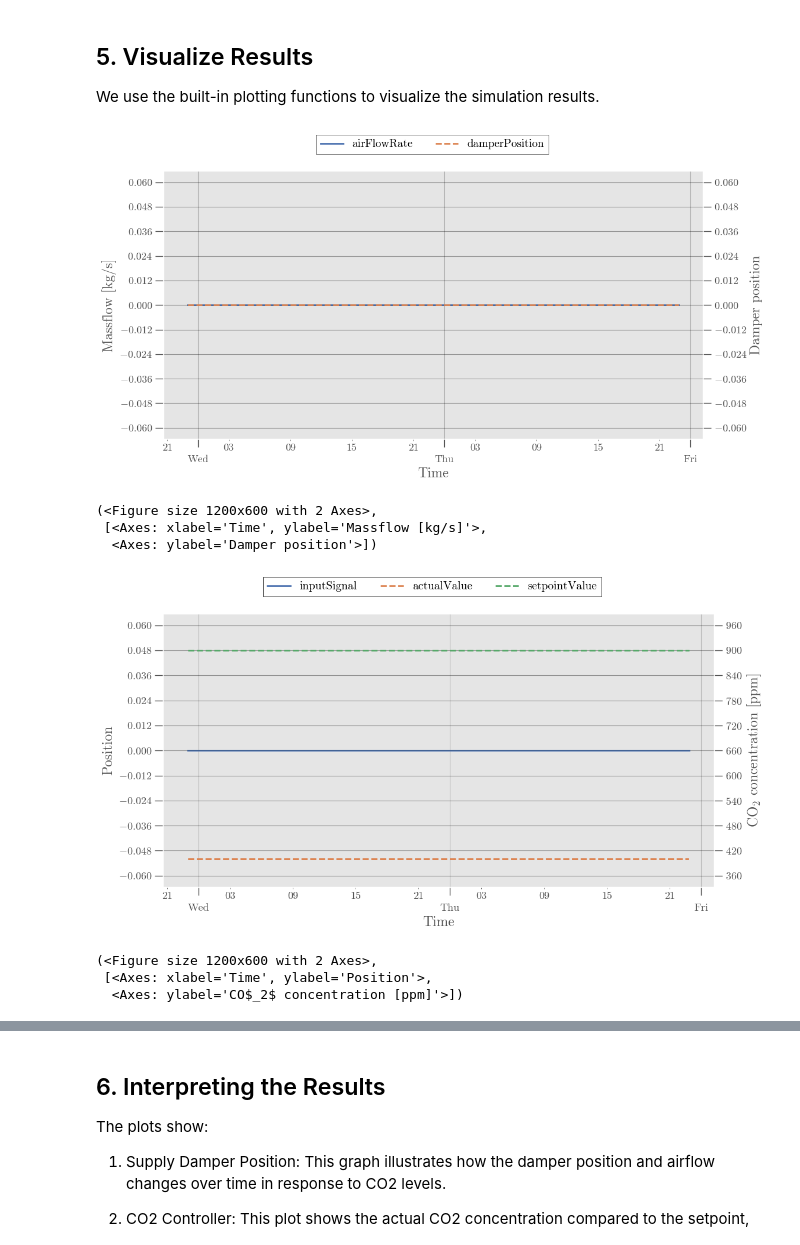
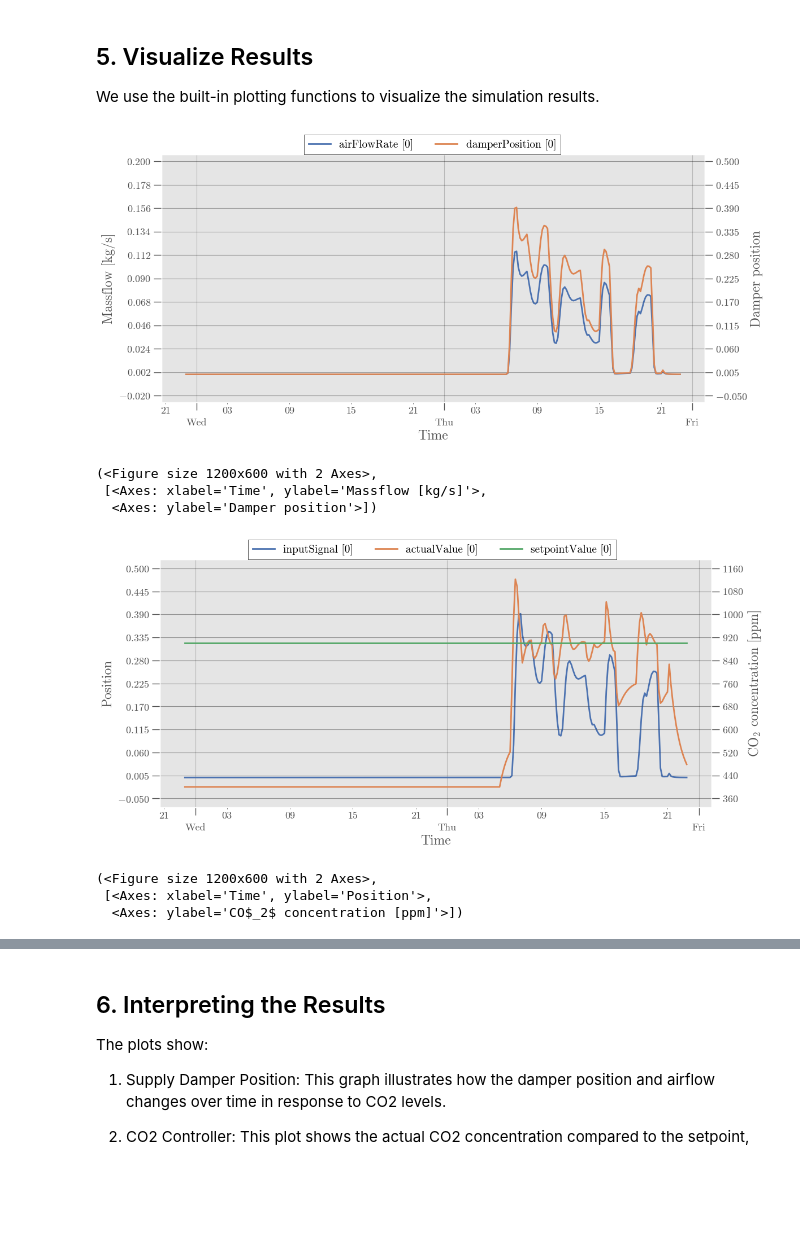
Before and after one commit to JBjoernskov/Twin4Build, a Jupyter notebook: twin4build/examples/space_co2_controller_example.ipynb, the cells around one changed output, grey strips where cells are left out. Drawn from its saved outputs; the diff is of its cells as text; code cells hidden in the pictures; blank space fills up the shorter version.

```diff
--- a/twin4build/examples/space_co2_controller_example.ipynb
+++ b/twin4build/examples/space_co2_controller_example.ipynb
@@ -28,7 +28,7 @@ def fcn(self):
             "ruleset_end_minute": [0, 0, 0, 0, 0, 0, 0],
             "ruleset_start_hour": [6, 7, 8, 12, 14, 16, 18],
             "ruleset_end_hour": [7, 8, 12, 14, 16, 18, 22],
-            "ruleset_value": [3, 5, 20, 25, 27, 7, 3]},
+            "ruleset_value": [1, 3, 5, 5, 3, 1, 1]},
         add_noise=True,
         id="OccupancySchedule")
 
@@ -53,18 +53,18 @@ def fcn(self):
         id="outdoorCO2")
 
     co2_controller = tb.PIDControllerSystem(
-        kp=0.001,
-        Ti=0.001,
+        kp=1e-4,
+        Ti=100,
         isReverse=False,
         id="CO2Controller")
 
     supply_damper = tb.DamperTorchSystem(
-        nominalAirFlowRate=1.6,
+        nominalAirFlowRate=0.3,
         a=5,
         id="SupplyDamper")
 
     return_damper = tb.DamperTorchSystem(
-        nominalAirFlowRate=1.6,
+        nominalAirFlowRate=0.3,
         a=5,
         id="ExhaustDamper")
 
@@ -102,7 +102,7 @@ Now we create a model instance and load it with the components and connections w
 You can compare the shown graph and model structure with the one we defined in "fcn" function as part of the previous step.
 # %%
 model = tb.Model(id="co2_control")
-model.load(fcn=fcn, verbose=False)
+model.load(fcn=fcn, verbose=0)
 # system_graph = os.path.join(model.graph_path, "system_graph.png")
 # image = plt.imread(system_graph)
 # plt.figure(figsize=(12,12))
@@ -146,31 +128,30 @@ simulator.simulate(step_size=step_size,
 
 We use the built-in plotting functions to visualize the simulation results.
 # %%
-import twin4build.utils.plot.plot as plot
-plot.plot_component(simulator,
+tb.plot.plot_component(simulator,
                     components_1axis=[(model.components["SupplyDamper"], "airFlowRate", "output")],
                     components_2axis=[(model.components["ExhaustDamper"], "damperPosition", "input")],
                     ylabel_1axis="Massflow [kg/s]", #Optional
                     ylabel_2axis="Damper position", #Optional
                     show=True,
                     align_zero=True,
                     nticks=11)
 # %% [output]
-[figure, old version]
+[figure, new version]
 (<Figure size 1200x600 with 2 Axes>,
  [<Axes: xlabel='Time', ylabel='Massflow [kg/s]'>,
   <Axes: ylabel='Damper position'>])
 # %%
-plot.plot_component(simulator,
-                    components_1axis=[(model.components["CO2Controller"], "inputSignal", "output")],
-                    components_2axis=[(model.components["CO2Controller"], "actualValue", "input"),
-                                      (model.components["CO2Controller"], "setpointValue", "input")],
+tb.plot.plot(simulator.date_time_steps,
+                    [tb.plot.Entry(model.components["CO2Controller"].output["inputSignal"].history, label="inputSignal"),
+                    tb.plot.Entry(model.components["CO2Controller"].input["actualValue"].history, label="actualValue", axis=2),
+                    tb.plot.Entry(model.components["CO2Controller"].input["setpointValue"].history, label="setpointValue", axis=2)],
                     ylabel_1axis="Position", #Optional
-                    ylabel_2axis=r"CO$_2$ concentration [ppm]", #Optional
+                    ylabel_2axis=r"CO$_2$ concentration [ppmv]", #Optional
                     show=True,
                     nticks=11)
 # %% [output]
-[figure, old version]
+[figure, new version]
 (<Figure size 1200x600 with 2 Axes>,
  [<Axes: xlabel='Time', ylabel='Position'>,
   <Axes: ylabel='CO$_2$ concentration [ppm]'>])
```
Also changed, not shown: parts of 2 cells of this notebook, 4 other files.
